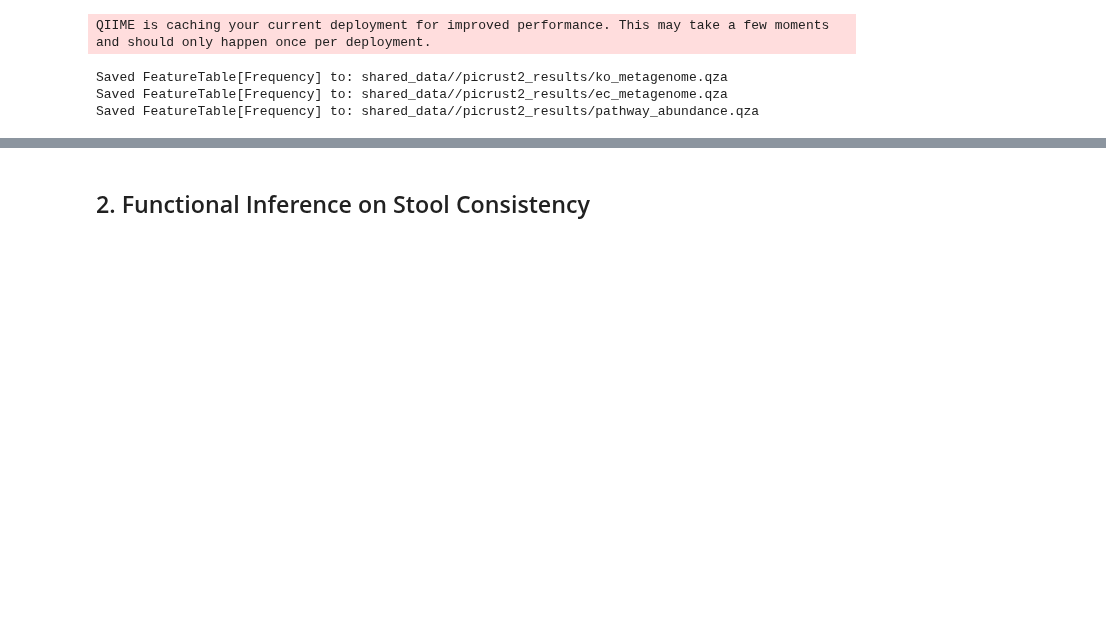
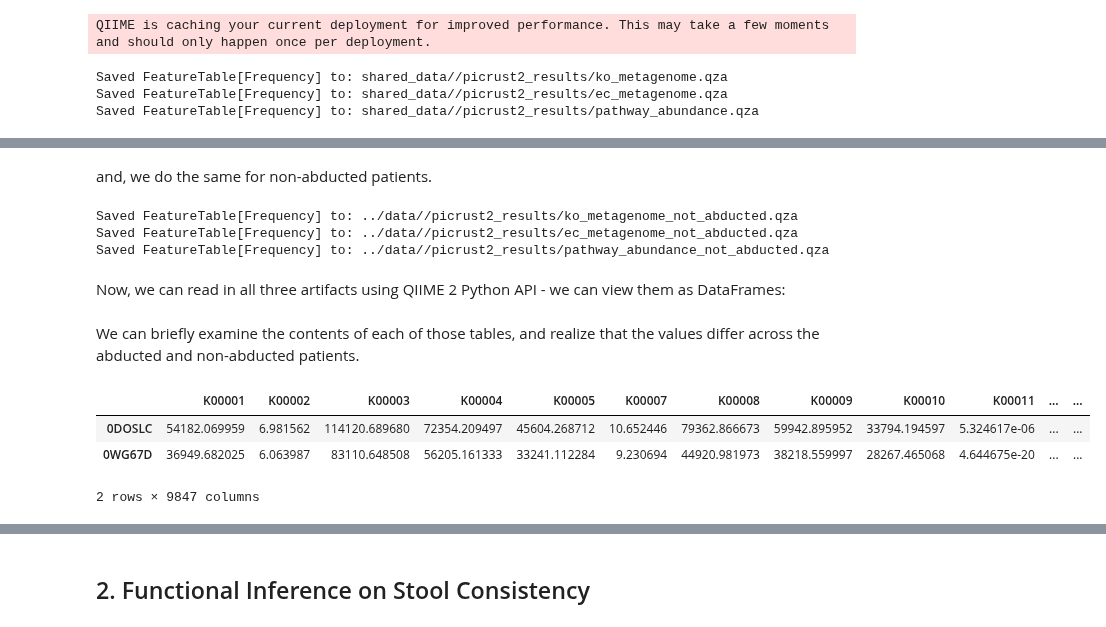
Before and after one commit to banucavlak/alien-cancer-cure, a Jupyter notebook: src-analysis/8_functional_prediction.ipynb, the cells around one changed output, grey strips where cells are left out. Drawn from its saved outputs; the diff is of its cells as text; code cells hidden in the pictures; blank space fills up the shorter version.

```diff
--- a/src-analysis/8_functional_prediction.ipynb
+++ b/src-analysis/8_functional_prediction.ipynb
@@ -141,0 +190,26 @@ pa_na = q2.Artifact.load(f'{data_dir}/picrust2_results/pathway_abundance_not_abd
+# %% [markdown]
+and, we do the same for non-abducted patients.
+# %%
+! qiime feature-table filter-samples \
+    --i-table $data_dir/picrust2_results/ko_metagenome.qza \
+    --m-metadata-file $data_dir/metadata/str_metadata.tsv \
+    --p-where "[alleged_abduction]='non_abducted'" \
+    --o-filtered-table $data_dir/picrust2_results/ko_metagenome_not_abducted.qza
+
+! qiime feature-table filter-samples \
+    --i-table $data_dir/picrust2_results/ec_metagenome.qza \
+    --m-metadata-file $data_dir/metadata/str_metadata.tsv \
+    --p-where  "[alleged_abduction]='non_abducted'" \
+    --o-filtered-table $data_dir/picrust2_results/ec_metagenome_not_abducted.qza
+
+! qiime feature-table filter-samples \
+    --i-table $data_dir/picrust2_results/pathway_abundance.qza \
+    --m-metadata-file $data_dir/metadata/str_metadata.tsv \
+    --p-where  "[alleged_abduction]='non_abducted'" \
+    --o-filtered-table $data_dir/picrust2_results/pathway_abundance_not_abducted.qza
+# %% [output]
+Saved FeatureTable[Frequency] to: ../data//picrust2_results/ko_metagenome_not_abducted.qza
+Saved FeatureTable[Frequency] to: ../data//picrust2_results/ec_metagenome_not_abducted.qza
+Saved FeatureTable[Frequency] to: ../data//picrust2_results/pathway_abundance_not_abducted.qza
+# %% [markdown]
+Now, we can read in all three artifacts using QIIME 2 Python API - we can view them as DataFrames:
@@ -142 +223,10 @@ pa_na = q2.Artifact.load(f'{data_dir}/picrust2_results/pathway_abundance_not_abd
+# %% [markdown]
+We can briefly examine the contents of each of those tables, and realize that the values differ across the abducted and non-abducted patients.
+# %%
+ko_a.head(2)
+# %% [output]
+|  | K00001 | K00002 | K00003 | K00004 | K00005 | K00007 | K00008 | K00009 | K00010 | K00011 | ... | ... |
+| 0DOSLC | 54182.069959 | 6.981562 | 114120.689680 | 72354.209497 | 45604.268712 | 10.652446 | 79362.866673 | 59942.895952 | 33794.194597 | 5.324617e-06 | ... | ... |
+| 0WG67D | 36949.682025 | 6.063987 | 83110.648508 | 56205.161333 | 33241.112284 | 9.230694 | 44920.981973 | 38218.559997 | 28267.465068 | 4.644675e-20 | ... | ... |
+2 rows × 9847 columns
 # %%
```
Also changed, not shown: parts of 48 cells of this notebook, 39 other files.
